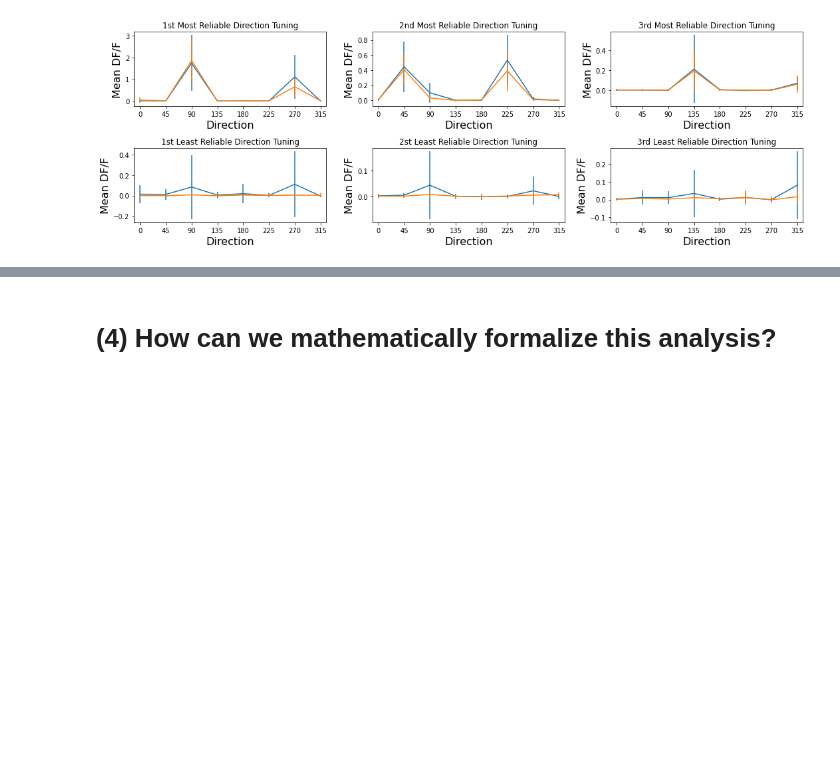
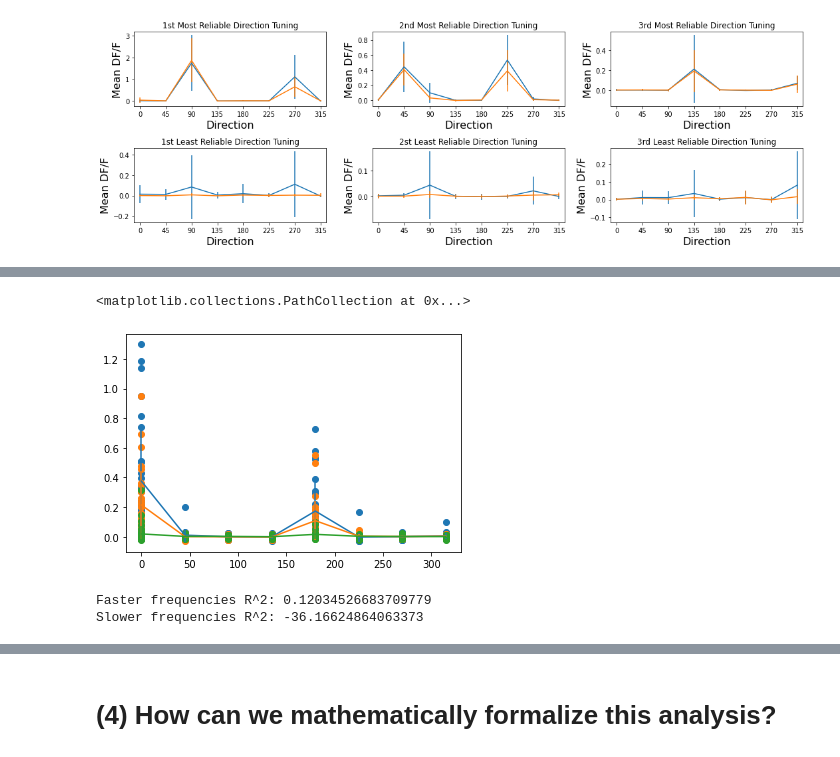
Before and after one commit to ryraut/swdb_2023, a Jupyter notebook: Day1/Day1WorkshopDraft.ipynb, the cells around one changed output, grey strips where cells are left out. Saved outputs shown, nothing was run; the diff lists cells and outputs as text; code cells hidden in the pictures; blank space fills up the shorter version.

```diff
--- a/Day1/Day1WorkshopDraft.ipynb
+++ b/Day1/Day1WorkshopDraft.ipynb
@@ -721,0 +692,27 @@ fig.set_tight_layout(True)
+# %%
+fast_freqs = temp_freq>=2
+
+slow_freqs = temp_freq<2
+# %%
+fast_freqs_1 = np.bitwise_and(fast_freqs,stim_table.index<divider)
+fast_freqs_2 = np.bitwise_and(fast_freqs,stim_table.index>=divider)
+# %%
+new_cell_id = 541513083
+this_index = np.where(gratings.cell_id==new_cell_id)[0][0]
+
+this_tuning_fast_1,this_stdev_fast_1 = compute_tuning_curve(mean_response_all[fast_freqs_1,this_index],orientation[fast_freqs_1],orientations)
+this_tuning_fast_2,this_stdev_fast_2 = compute_tuning_curve(mean_response_all[fast_freqs_2,this_index],orientation[fast_freqs_2],orientations)
+this_tuning_slow,this_stdev_slow = compute_tuning_curve(mean_response_all[slow_freqs,this_index],orientation[slow_freqs],orientations)
+
+fig,ax = plt.subplots()
+ax.errorbar(orientations,this_tuning_fast_1,this_stdev_fast_1)
+ax.scatter(orientation[fast_freqs_1],mean_response_all[fast_freqs_1,this_index],label = 'Fast Freqs')
+
+ax.errorbar(orientations,this_tuning_fast_2,this_stdev_fast_2)
+ax.scatter(orientation[fast_freqs_2],mean_response_all[fast_freqs_2,this_index],label = 'Fast Freqs')
+
+ax.errorbar(orientations,this_tuning_slow,this_stdev_slow)
+ax.scatter(orientation[slow_freqs],mean_response_all[slow_freqs,this_index],label = 'Slow Freqs')
+# %% [output]
+<matplotlib.collections.PathCollection at 0x...>
+[figure, added]
@@ -721,0 +738,6 @@ fig.set_tight_layout(True)
+# %%
+print('Faster frequencies R^2: ' +str(many_r2_ff[this_index]))
+print('Slower frequencies R^2: ' + str(many_r2_fs[this_index])) # Oh dear :(
+# %% [output]
+Faster frequencies R^2: 0.12034526683709779
+Slower frequencies R^2: -36.16624864063373
```
Also changed, not shown: parts of 25 cells of this notebook.
